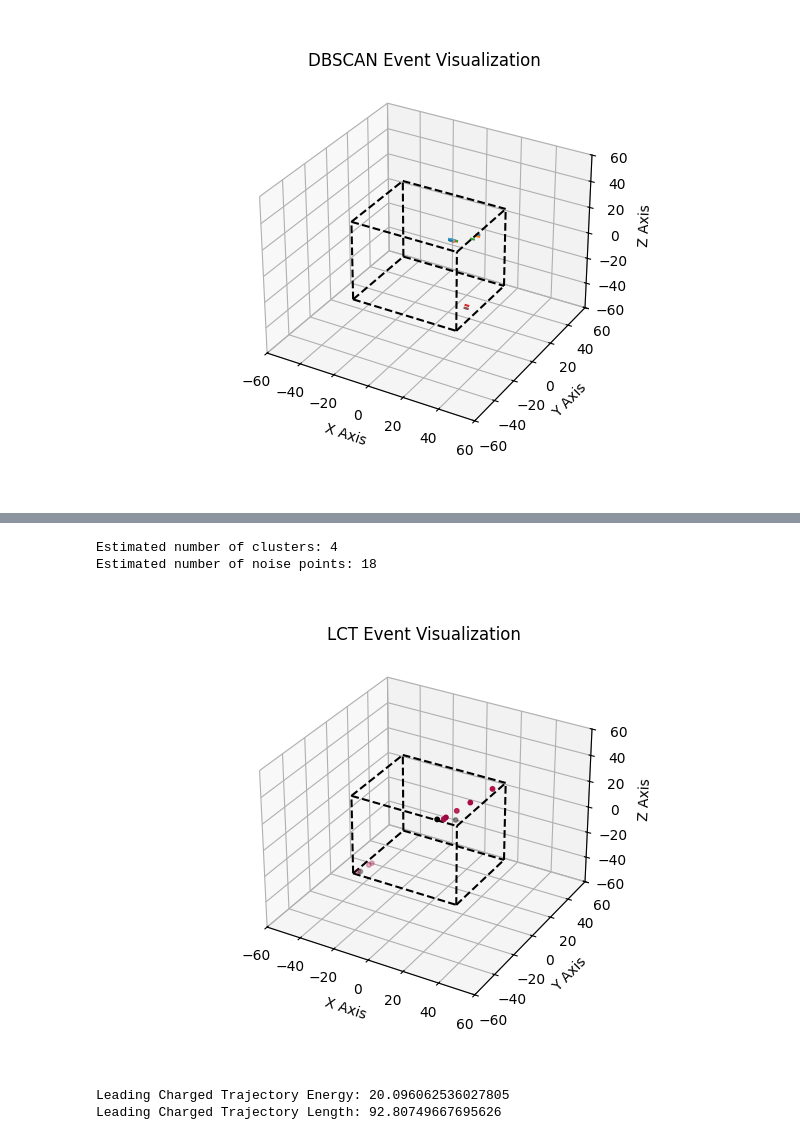
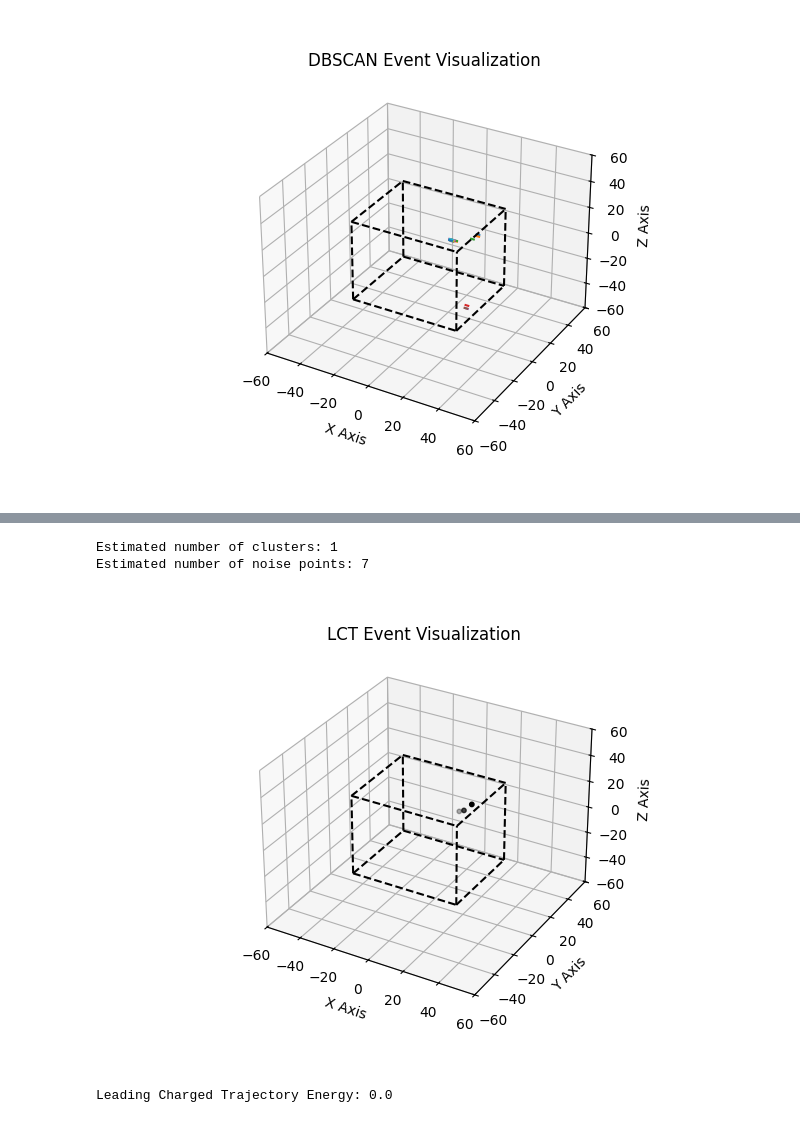
Before and after one commit to vaccarojohn/SNeNDSim, a Jupyter notebook: detectorsim/signal/signal_segment_visualizer.ipynb, the cells around one changed output, grey strips where cells are left out. Cells and saved outputs as stored; diff of their text form; code cells hidden in the pictures.

```diff
--- a/detectorsim/signal/signal_segment_visualizer.ipynb
+++ b/detectorsim/signal/signal_segment_visualizer.ipynb
@@ -310,8 +310,8 @@ ax = fig.add_subplot(111, projection='3d')
 plt.title('DBSCAN + PCA Event Visualization')
 
 # DBSCAN parameters
-EPSILON = 0.49
-MIN_SAMPLES = 6
+EPSILON = 0.7
+MIN_SAMPLES = 3
 dbscan = DBSCAN(eps=EPSILON, min_samples=MIN_SAMPLES)
 
 db = dbscan.fit(np.column_stack((hit_x, event_pixel_hits['hit y'], event_pixel_hits['hit z'])))
@@ -375,8 +375,8 @@ def inverseBirksModel(dQdx):
     return dQdx / (a - b * dQdx)
 # %%
 # DBSCAN parameters
-EPSILON = 0.49
-MIN_SAMPLES = 6
+EPSILON = 0.7
+MIN_SAMPLES = 3
 dbscan = DBSCAN(eps=EPSILON, min_samples=MIN_SAMPLES)
 
 db = dbscan.fit(np.column_stack((hit_x, event_pixel_hits['hit y'], event_pixel_hits['hit z'])))
@@ -423,8 +423,8 @@ ax = fig.add_subplot(111, projection='3d')
 plt.title('LCT Event Visualization')
 
 # DBSCAN parameters
-EPSILON = 0.49
-MIN_SAMPLES = 6
+EPSILON = 0.7
+MIN_SAMPLES = 3
 dbscan_segments = DBSCAN(eps=EPSILON, min_samples=MIN_SAMPLES)
 
 db_segments = dbscan_segments.fit(np.column_stack((hit_x, event_pixel_hits['hit y'], event_pixel_hits['hit z'])))
@@ -467,40 +467,40 @@ for k, col in zip(traj_labels, colors):
     if k == -1:
         # Black used for noise
         col = [0, 0, 0, 1]
 
     class_member_mask = db_trajectories.labels_ == k
     ax.scatter(
         centroids[class_member_mask][0],
         centroids[class_member_mask][1],
         centroids[class_member_mask][2],
         color=tuple(col),
         s=10,
     )
 
 # Set limits to reflect detector geometry
 draw_boundaries(ax)
 ax.set_xlim(-60, 60)
 ax.set_ylim(-60, 60)
 ax.set_zlim(-60, 60)
 
 # Add labels
 ax.set_xlabel('X Axis')
 ax.set_ylabel('Y Axis')
 ax.set_zlabel('Z Axis')
 
 # Enable scroll to zoom with zoom_factory
 disconnect_zoom = zoom_factory(ax, base_scale=1.02)
 
 # Show the plot
 plt.show()
 # %% [output]
-Estimated number of clusters: 4
-Estimated number of noise points: 18
+Estimated number of clusters: 1
+Estimated number of noise points: 7
-[figure, old version]
+[figure, new version]
 # %%
 # DBSCAN parameters
-EPSILON = 0.49
-MIN_SAMPLES = 6
+EPSILON = 0.7
+MIN_SAMPLES = 3
 dbscan_segments = DBSCAN(eps=EPSILON, min_samples=MIN_SAMPLES)
 
 db_segments = dbscan_segments.fit(np.column_stack((hit_x, event_pixel_hits['hit y'], event_pixel_hits['hit z'])))
@@ -549,8 +549,7 @@ for i, k in enumerate(traj_labels):
 lcte = np.max(traj_energies)
 print("Leading Charged Trajectory Energy: " + str(lcte))
 # %% [output]
-Leading Charged Trajectory Energy: 20.096062536027805
-Leading Charged Trajectory Length: 92.80749667695626
+Leading Charged Trajectory Energy: 0.0
 # %%
 edepsim_results = np.load('../../edepsim/signal/graph_data/signal_segment_data.npz')
 print("Actual Leading Charged Trajectory Energy: " + str(edepsim_results['lctes'][event_id]))
```
Also changed, not shown: parts of 5 cells of this notebook, 8 other files.
